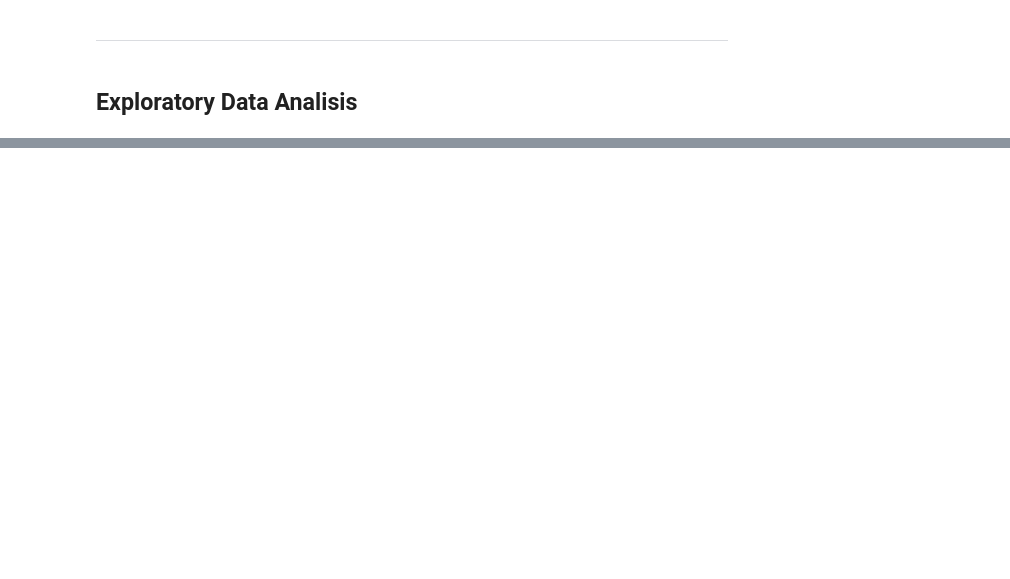
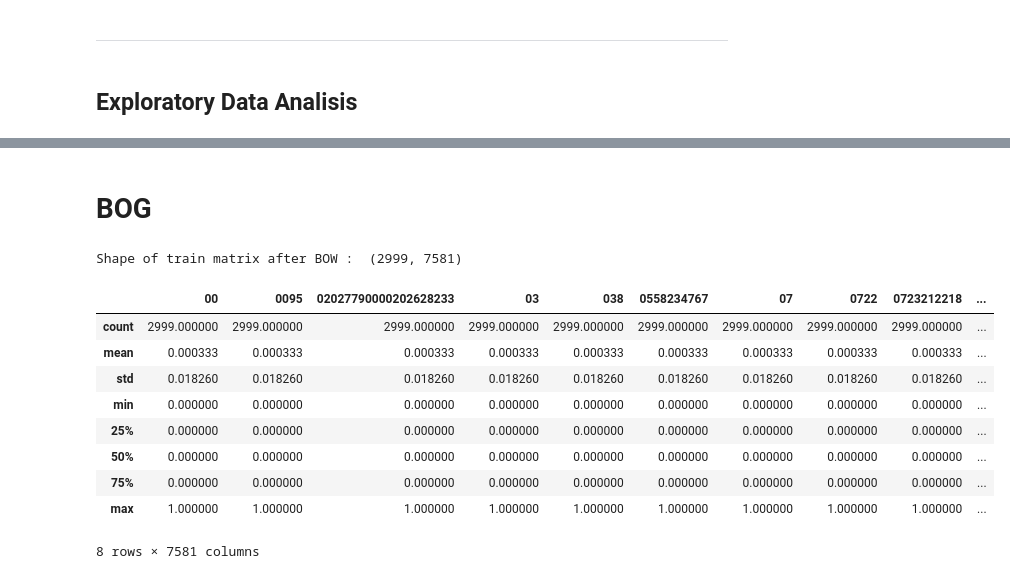
Before and after one commit to Kerman-Sanjuan/Covid-19-Tweet-Sentiment-Analysis, a Jupyter notebook: Proiektua.ipynb, the cells around one changed output, grey strips where cells are left out. Saved outputs shown, nothing was run; the diff lists cells and outputs as text; code cells hidden in the pictures; blank space fills up the shorter version.

```diff
--- a/Proiektua.ipynb
+++ b/Proiektua.ipynb
@@ -2851,0 +2884,28 @@ df.to_csv("data_preprocess.csv")
+# %% [markdown]
+# BOG
+# %%
+import pandas as pd
+from collections import Counter
+from sklearn.feature_extraction.text import CountVectorizer
+# lista de documentos de texto
+text_data = np.array(df["OriginalTweet"])
+vectorizer = CountVectorizer(min_df = 1) #IMPORTANTE, TENEMOS QUE JUGAR CON ESTO}
+train_bow = vectorizer.fit_transform(text_data)
+print("Shape of train matrix after BOW : ",train_bow.shape)
+# %% [output]
+Shape of train matrix after BOW :  (2999, 7581)
+# %%
+feature_names = vectorizer.get_feature_names()
+dfData=pd.DataFrame(train_bow.toarray(), columns=feature_names)
+dfData.describe()
+# %% [output]
+|  | 00 | 0095 | 02027790000202628233 | 03 | 038 | 0558234767 | 07 | 0722 | 0723212218 | ... |
+| count | 2999.000000 | 2999.000000 | 2999.000000 | 2999.000000 | 2999.000000 | 2999.000000 | 2999.000000 | 2999.000000 | 2999.000000 | ... |
+| mean | 0.000333 | 0.000333 | 0.000333 | 0.000333 | 0.000333 | 0.000333 | 0.000333 | 0.000333 | 0.000333 | ... |
+| std | 0.018260 | 0.018260 | 0.018260 | 0.018260 | 0.018260 | 0.018260 | 0.018260 | 0.018260 | 0.018260 | ... |
+| min | 0.000000 | 0.000000 | 0.000000 | 0.000000 | 0.000000 | 0.000000 | 0.000000 | 0.000000 | 0.000000 | ... |
+| 25% | 0.000000 | 0.000000 | 0.000000 | 0.000000 | 0.000000 | 0.000000 | 0.000000 | 0.000000 | 0.000000 | ... |
+| 50% | 0.000000 | 0.000000 | 0.000000 | 0.000000 | 0.000000 | 0.000000 | 0.000000 | 0.000000 | 0.000000 | ... |
+| 75% | 0.000000 | 0.000000 | 0.000000 | 0.000000 | 0.000000 | 0.000000 | 0.000000 | 0.000000 | 0.000000 | ... |
+| max | 1.000000 | 1.000000 | 1.000000 | 1.000000 | 1.000000 | 1.000000 | 1.000000 | 1.000000 | 1.000000 | ... |
+8 rows × 7581 columns
```
Also changed, not shown: parts of 27 cells of this notebook.
